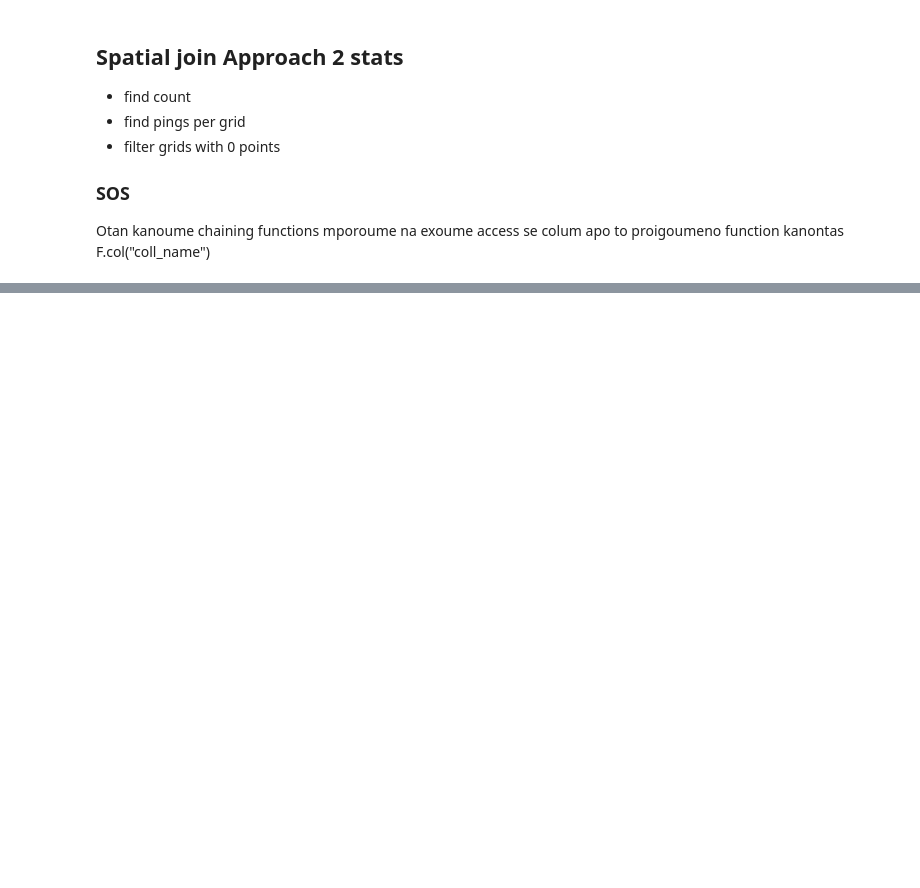
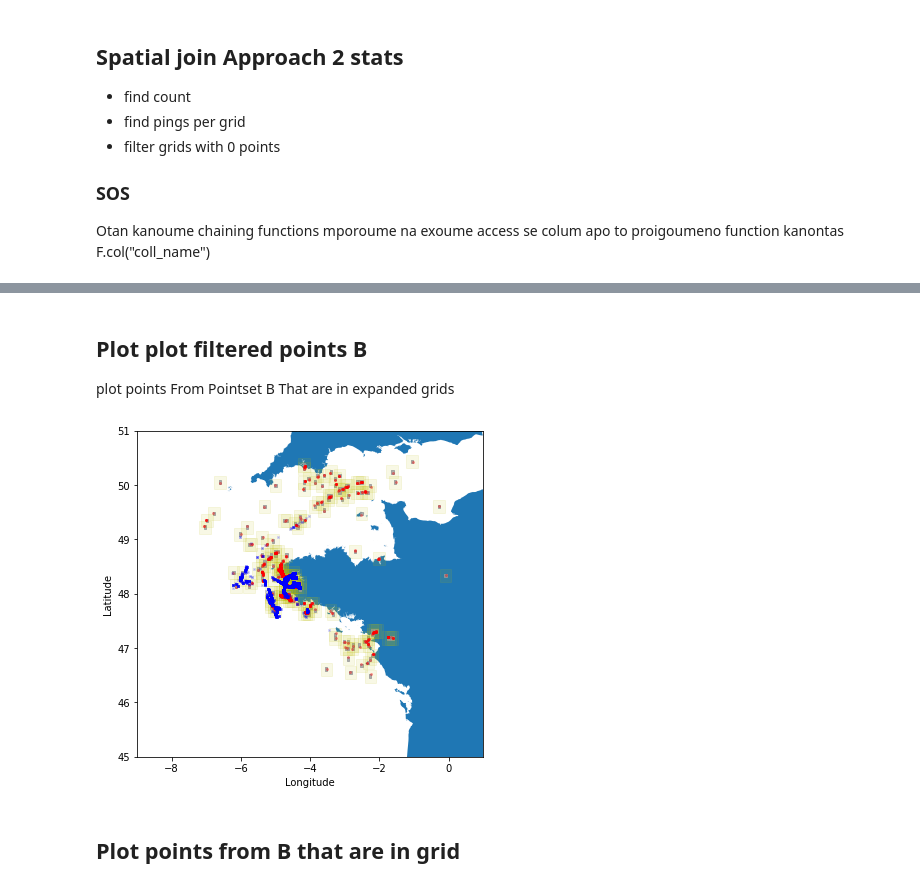
Before and after one commit to Thanasis-Kottaridis/DistributedDistanceJoin, a Jupyter notebook: sparkApplications/TestGridDistanceJoin.ipynb, the cells around one changed output, grey strips where cells are left out. Cells and saved outputs as stored; diff of their text form; code cells hidden in the pictures; blank space fills up the shorter version.

```diff
--- a/sparkApplications/TestGridDistanceJoin.ipynb
+++ b/sparkApplications/TestGridDistanceJoin.ipynb
@@ -400,0 +384,12 @@ only showing top 20 rows
+# %%
+print("spatial join count: {}".format(spatial_join_b_result_new.count()))
+
+# find pings per grid
+geom_b_df = spatial_join_b_result_new.groupby(["_id", "X", "Y"])\
+    .count()\
+    .filter(F.col("count") > 0)\
+    .cache()
+
+geom_b_df.show(10)
+
+print("filtered spatial join count: {}".format(geom_b_df.count()))
@@ -400,0 +415,31 @@ only showing top 20 rows
+# %% [markdown]
+## Plot plot filtered points B
+plot points From Pointset B That are in expanded grids
+# %%
+# print grids
+ax = utils.createAXNFigure()
+BLUE = '#6699cc'
+GRAY = '#999999'
+
+for cell in filtered_grid.collect():
+    grid_poly = utils.createPolyFromPoints(cell["grid_minX"], cell["grid_maxX"], cell["grid_minY"], cell["grid_maxY"])
+    exp_grid = utils.createPolyFromPoints(cell["exp_grid_minX"], cell["exp_grid_maxX"], cell["exp_grid_minY"], cell["exp_grid_maxY"])
+
+    ax.add_patch(PolygonPatch(exp_grid, fc='y', ec="y", alpha=0.1, zorder=2))
+    ax.add_patch(PolygonPatch(grid_poly, fc=GRAY, ec=GRAY, alpha=0.8, zorder=2))
+
+
+for row in df_a.collect():
+  ax.plot(row.X, row.Y, marker='o', markersize=2, alpha=0.3, c='r')
+
+for row in geom_b_df.collect():
+  ax.plot(row.X, row.Y, marker='x', markersize=2, alpha=0.3, c='b')
+
+
+plt.ylabel("Latitude")
+plt.xlabel("Longitude")
+plt.show()
+# %% [output]
+[figure, added]
+# %% [markdown]
+## Plot points from B that are in grid
```
Also changed, not shown: parts of 35 cells of this notebook, 4 other files.
